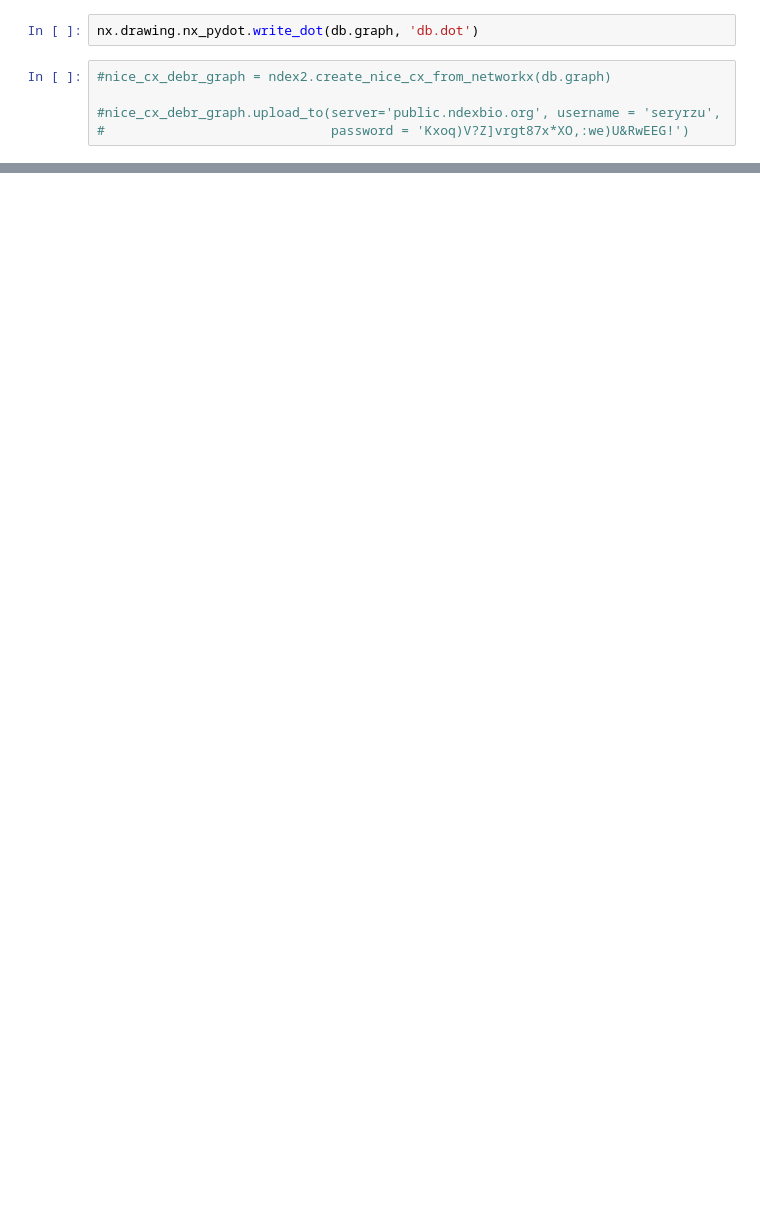
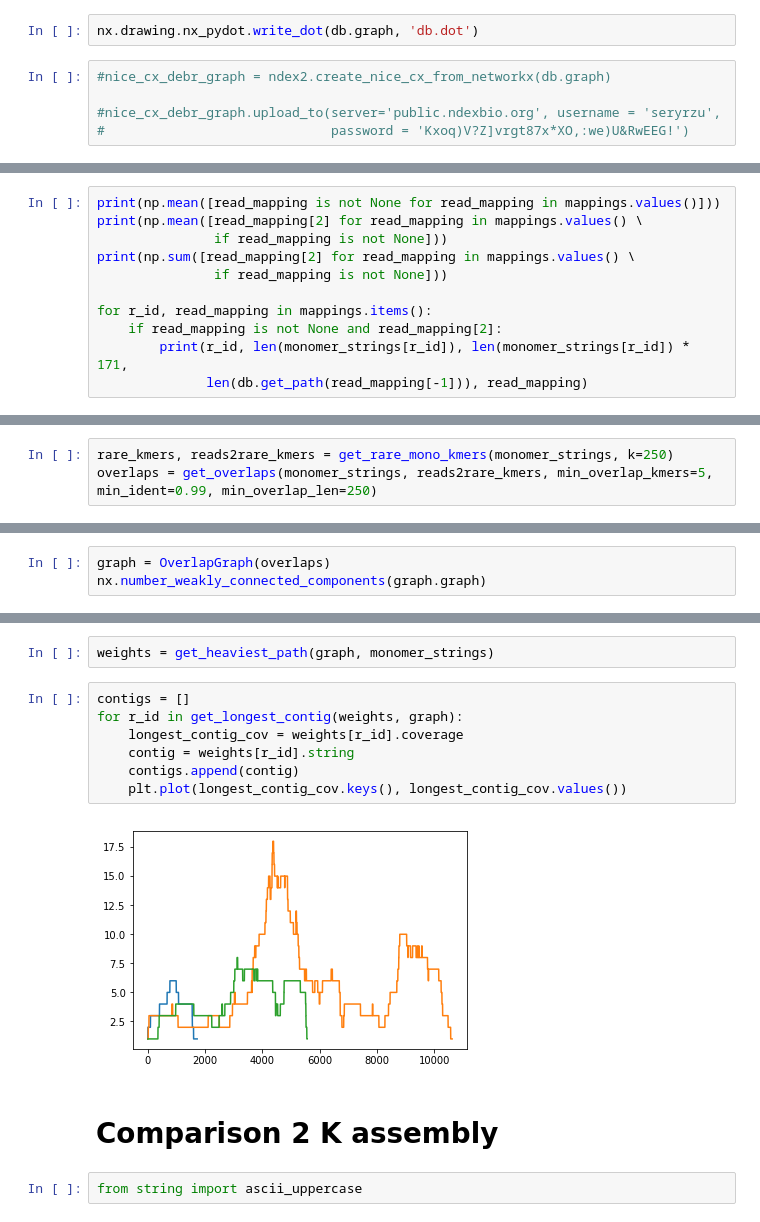
Before and after one commit to seryrzu/centroFlye, a Jupyter notebook: scripts/jupyters/IterativeDeBruijnGraph.ipynb, the cells around one changed output, grey strips where cells are left out. Saved outputs shown, nothing was run; the diff lists cells and outputs as text; blank space fills up the shorter version.

Commit message:
upd to error correction, iterative db, overlaps

```diff
--- a/scripts/jupyters/IterativeDeBruijnGraph.ipynb
+++ b/scripts/jupyters/IterativeDeBruijnGraph.ipynb
@@ -555,0 +626,11 @@ Generating CX
+# %%
+print(np.mean([read_mapping is not None for read_mapping in mappings.values()]))
+print(np.mean([read_mapping[2] for read_mapping in mappings.values() \
+               if read_mapping is not None]))
+print(np.sum([read_mapping[2] for read_mapping in mappings.values() \
+               if read_mapping is not None]))
+
+for r_id, read_mapping in mappings.items():
+    if read_mapping is not None and read_mapping[2]:
+        print(r_id, len(monomer_strings[r_id]), len(monomer_strings[r_id]) * 171,
+              len(db.get_path(read_mapping[-1])), read_mapping)
@@ -555,0 +933,3 @@ Generating CX
+# %%
+rare_kmers, reads2rare_kmers = get_rare_mono_kmers(monomer_strings, k=250)
+overlaps = get_overlaps(monomer_strings, reads2rare_kmers, min_overlap_kmers=5, min_ident=0.99, min_overlap_len=250)
@@ -555,0 +960,3 @@ Generating CX
+# %%
+graph = OverlapGraph(overlaps)
+nx.number_weakly_connected_components(graph.graph)
@@ -555,0 +972,15 @@ Generating CX
+# %%
+weights = get_heaviest_path(graph, monomer_strings)
+# %%
+contigs = []
+for r_id in get_longest_contig(weights, graph):
+    longest_contig_cov = weights[r_id].coverage
+    contig = weights[r_id].string
+    contigs.append(contig)
+    plt.plot(longest_contig_cov.keys(), longest_contig_cov.values())
+# %% [output]
+[figure, added]
+# %% [markdown]
+# Comparison 2 K assembly
+# %%
+from string import ascii_uppercase
```
Also changed, not shown: parts of 55 cells of this notebook, 3 other files.
